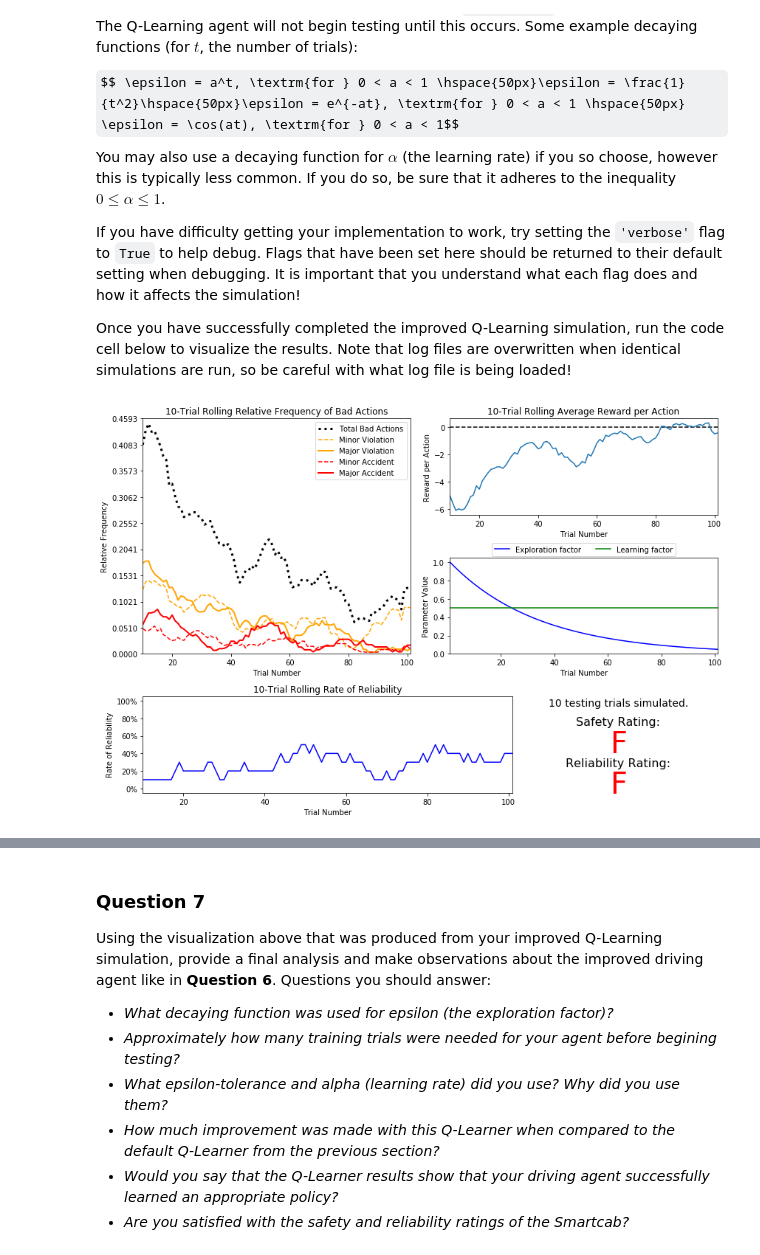
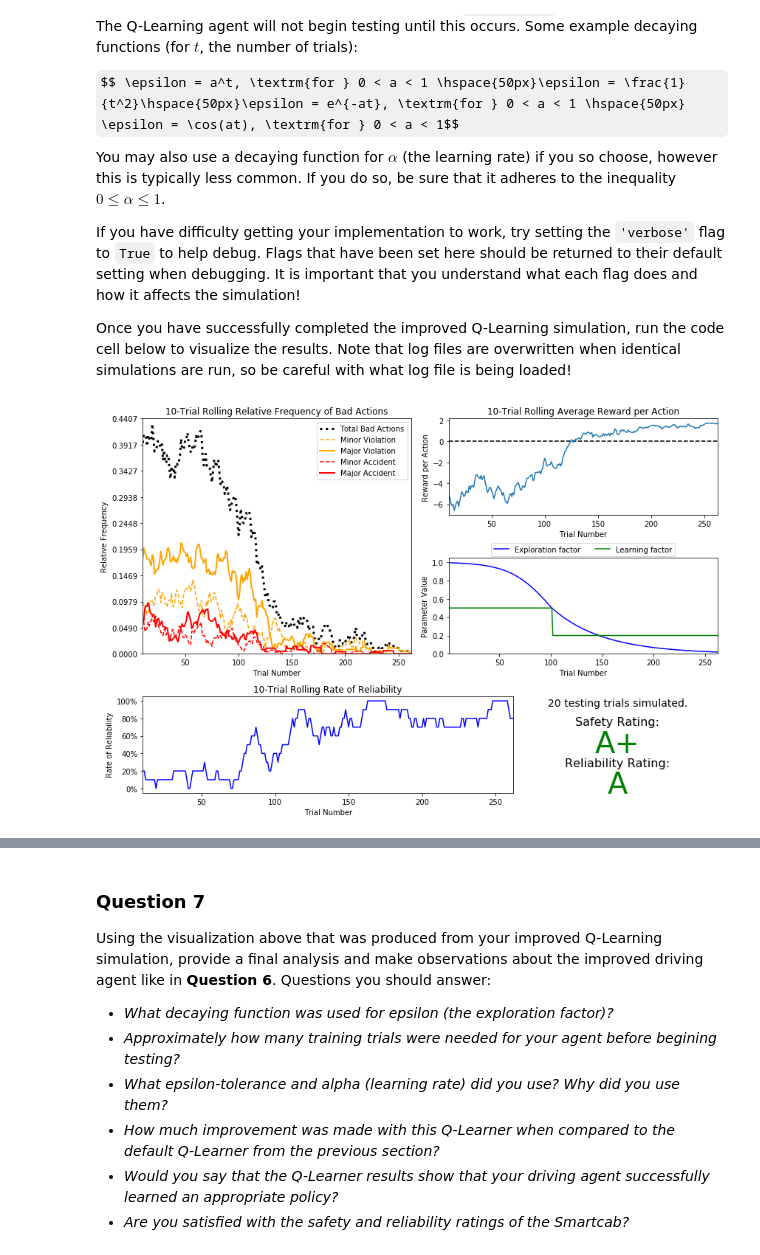
Before and after one commit to mengxinzhao/udacity-ml-ps-17, a Jupyter notebook: smartcab/smartcab.ipynb, the cells around one changed output, grey strips where cells are left out. Saved outputs shown, nothing was run; the diff lists cells and outputs as text; code cells hidden in the pictures; some formulas as TeX source.

```diff
--- a/smartcab/smartcab.ipynb
+++ b/smartcab/smartcab.ipynb
@@ -233,8 +255,14 @@ You may also use a decaying function for $\alpha$ (the learning rate) if you so
 If you have difficulty getting your implementation to work, try setting the `'verbose'` flag to `True` to help debug. Flags that have been set here should be returned to their default setting when debugging. It is important that you understand what each flag does and how it affects the simulation!
 
 Once you have successfully completed the improved Q-Learning simulation, run the code cell below to visualize the results. Note that log files are overwritten when identical simulations are run, so be careful with what log file is being loaded!
-# %%
-# Load the 'sim_improved-learning' file from the improved Q-Learning simulation
-vs.plot_trials('sim_improved-learning_tuned.csv')
-# %% [output]
-[figure, removed]
+# %%
+# Load the 'sim_improved-learning' file from the improved Q-Learning simulation
+# this is drawn with gamma = 0.0
+# epsilon = 1.0/(1+exp(0.05 * (t-100))) alpha = 0.5  t <=100
+# epsilon = 0.5/(1+exp(-0.02*(t-100))) alpha = 0.2 t > 100
+# tolerance = 0.02
+# Use decision tree regression to predit Q value when a state,action is not explored before
+# maybe using a SVM in the future?
+vs.plot_trials('sim_improved-learning.csv')
+# %% [output]
+[figure, added]
```
Also changed, not shown: parts of 16 cells of this notebook, 10 other files.
